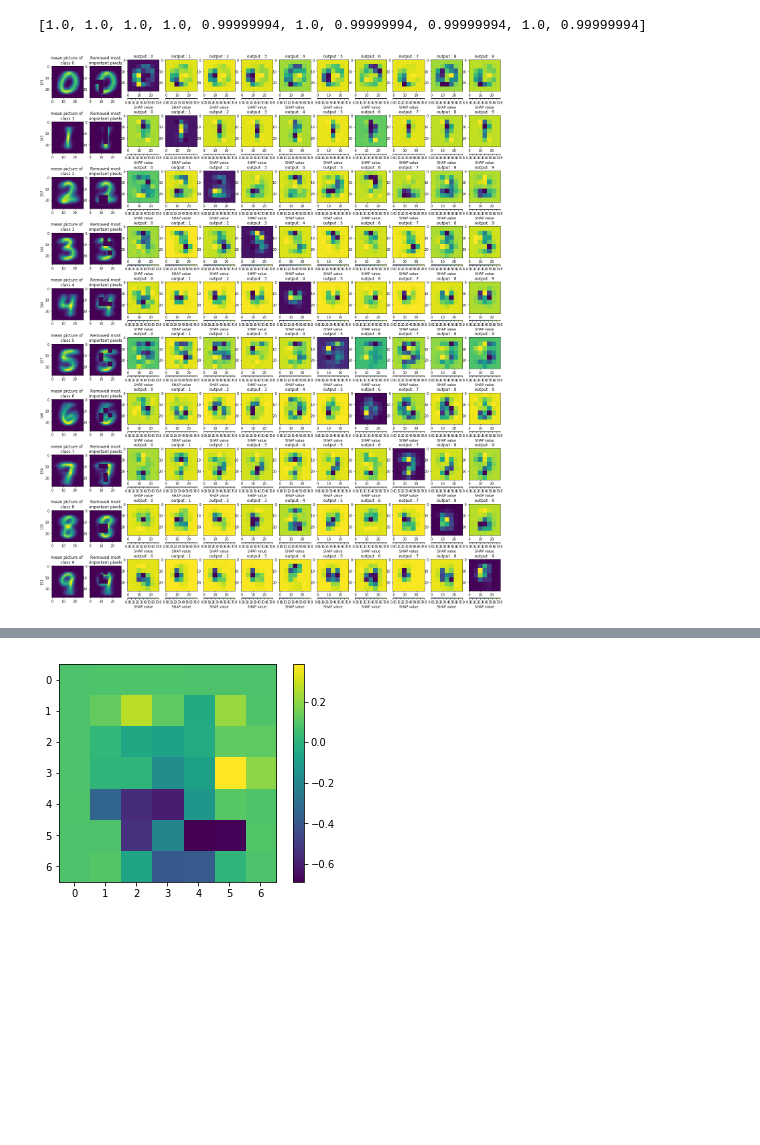
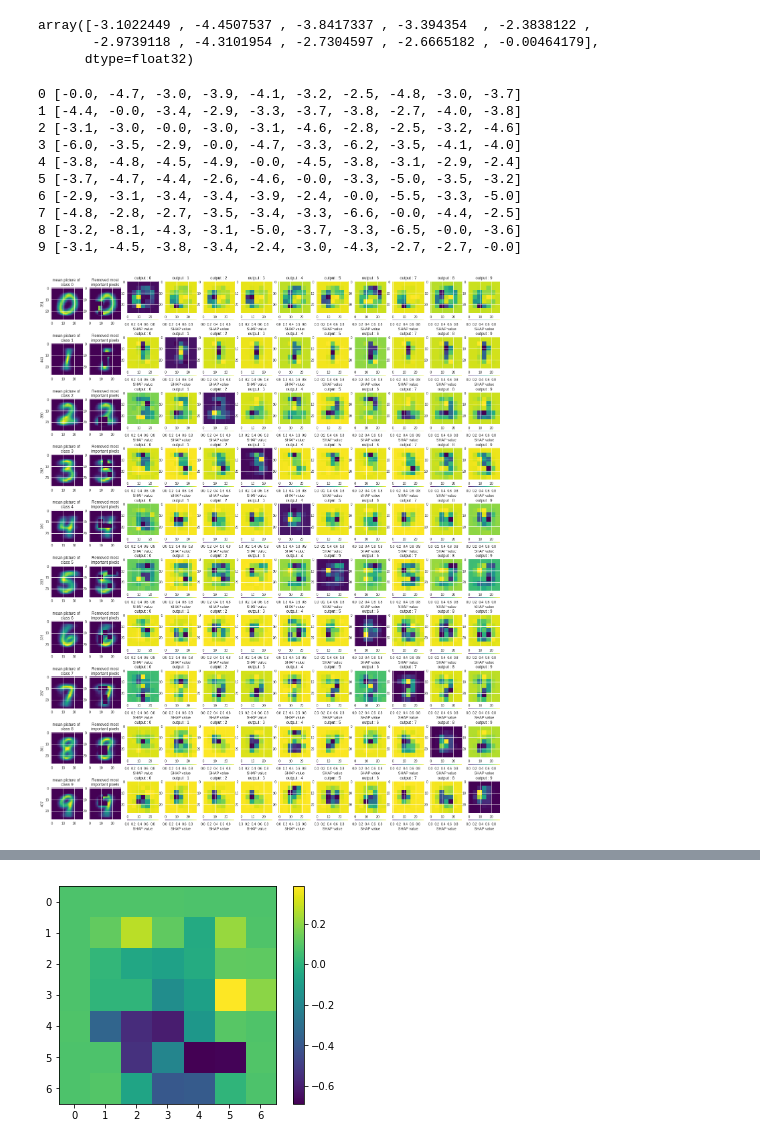
Before and after one commit to leexa90/Explainable_AI_image_classification, a Jupyter notebook: mnist_explore.ipynb, the cells around one changed output, grey strips where cells are left out. Saved outputs shown, nothing was run; the diff lists cells and outputs as text; code cells hidden in the pictures; blank space fills up the shorter version.

```diff
--- a/mnist_explore.ipynb
+++ b/mnist_explore.ipynb
@@ -95,7 +95,5 @@ Successfully downloaded t10k-labels-idx1-ubyte.gz 4542 bytes.
 Extracting MNIST_data/t10k-labels-idx1-ubyte.gz
 # %%
 dictt = np.load('dictt_BetterSampling_mnist.npy').item()
+for i in dictt.keys():
+    dictt[i] += [pred[i],]
-# %%
-map(np.std,phi)
-# %% [output]
-[1.0, 1.0, 1.0, 1.0, 0.99999994, 1.0, 0.99999994, 0.99999994, 1.0, 0.99999994]
@@ -102,33 +104,49 @@ map(np.std,phi)
+# %%
+np.log10(np.mean(b,0))
+# %% [output]
+array([-3.1022449 , -4.4507537 , -3.8417337 , -3.394354  , -2.3838122 ,
+       -2.9739118 , -4.3101954 , -2.7304597 , -2.6665182 , -0.00464179],
+      dtype=float32)
 # %%
 f,ax = plt.subplots(10,12,figsize=(12*2,5*6))
 
 for digit in range(10):
     all_pic = np.stack([dictt[x][0][:,:,0] for x in dictt.keys()
                   if (np.argmax(dictt[x][-1]) == digit and
                     np.sum(np.isnan(np.stack(dictt[x][1],0)))==0)],0)
     avg_pic = np.mean(all_pic,0)
     ax[digit,0].imshow(avg_pic,plt.cm.viridis)
     ax[digit,0].set_title('mean picture of \nclass %s'%digit)
     ax[digit,0].set_ylabel(len(all_pic))
     a = np.stack([np.stack(dictt[x][1],0) for x in dictt.keys()
                   if (np.argmax(dictt[x][-1]) == digit and
                     np.sum(np.isnan(np.stack(dictt[x][1],0)))==0)],0)
     phi = np.mean(a,(0))
     phi = (phi - np.stack([np.mean(phi,-1),],-1))/np.stack([np.std(phi,-1),],-1)
     for preds in range(0,10):
         shapley_image = np.copy(dictt[0][2].astype(np.float32))
         for x in range(28):
             for y in range(28):
                 shapley_image[x,y] = phi[preds][int(shapley_image[x,y])]
         ax[digit,preds+2].imshow(shapley_image,plt.cm.viridis)
         ax[digit,preds+2].set_title('output : %s' %preds)
         cb = plt.colorbar(cax,  ax=ax[digit,preds+2], label="SHAP value", orientation="horizontal",
                           aspect=70,cmap=plt.cm.viridis)
         if preds == digit:
             largest_shap_val = np.percentile(np.concatenate(shapley_image),90)
             avg_pic[shapley_image > largest_shap_val] = 0
-            ax[digit,1].imshow(avg_pic)
+            ax[digit,1].imshow(avg_pic,cmap=plt.cm.viridis)
             ax[digit,1].set_title('Removed most\nimportant pixels')
 plt.show()
 # %% [output]
+0 [-0.0, -4.7, -3.0, -3.9, -4.1, -3.2, -2.5, -4.8, -3.0, -3.7]
+1 [-4.4, -0.0, -3.4, -2.9, -3.3, -3.7, -3.8, -2.7, -4.0, -3.8]
+2 [-3.1, -3.0, -0.0, -3.0, -3.1, -4.6, -2.8, -2.5, -3.2, -4.6]
+3 [-6.0, -3.5, -2.9, -0.0, -4.7, -3.3, -6.2, -3.5, -4.1, -4.0]
+4 [-3.8, -4.8, -4.5, -4.9, -0.0, -4.5, -3.8, -3.1, -2.9, -2.4]
+5 [-3.7, -4.7, -4.4, -2.6, -4.6, -0.0, -3.3, -5.0, -3.5, -3.2]
+6 [-2.9, -3.1, -3.4, -3.4, -3.9, -2.4, -0.0, -5.5, -3.3, -5.0]
+7 [-4.8, -2.8, -2.7, -3.5, -3.4, -3.3, -6.6, -0.0, -4.4, -2.5]
+8 [-3.2, -8.1, -4.3, -3.1, -5.0, -3.7, -3.3, -6.5, -0.0, -3.6]
+9 [-3.1, -4.5, -3.8, -3.4, -2.4, -3.0, -4.3, -2.7, -2.7, -0.0]
-[figure, old version]
+[figure, new version]
```
Also changed, not shown: parts of 20 cells of this notebook.
